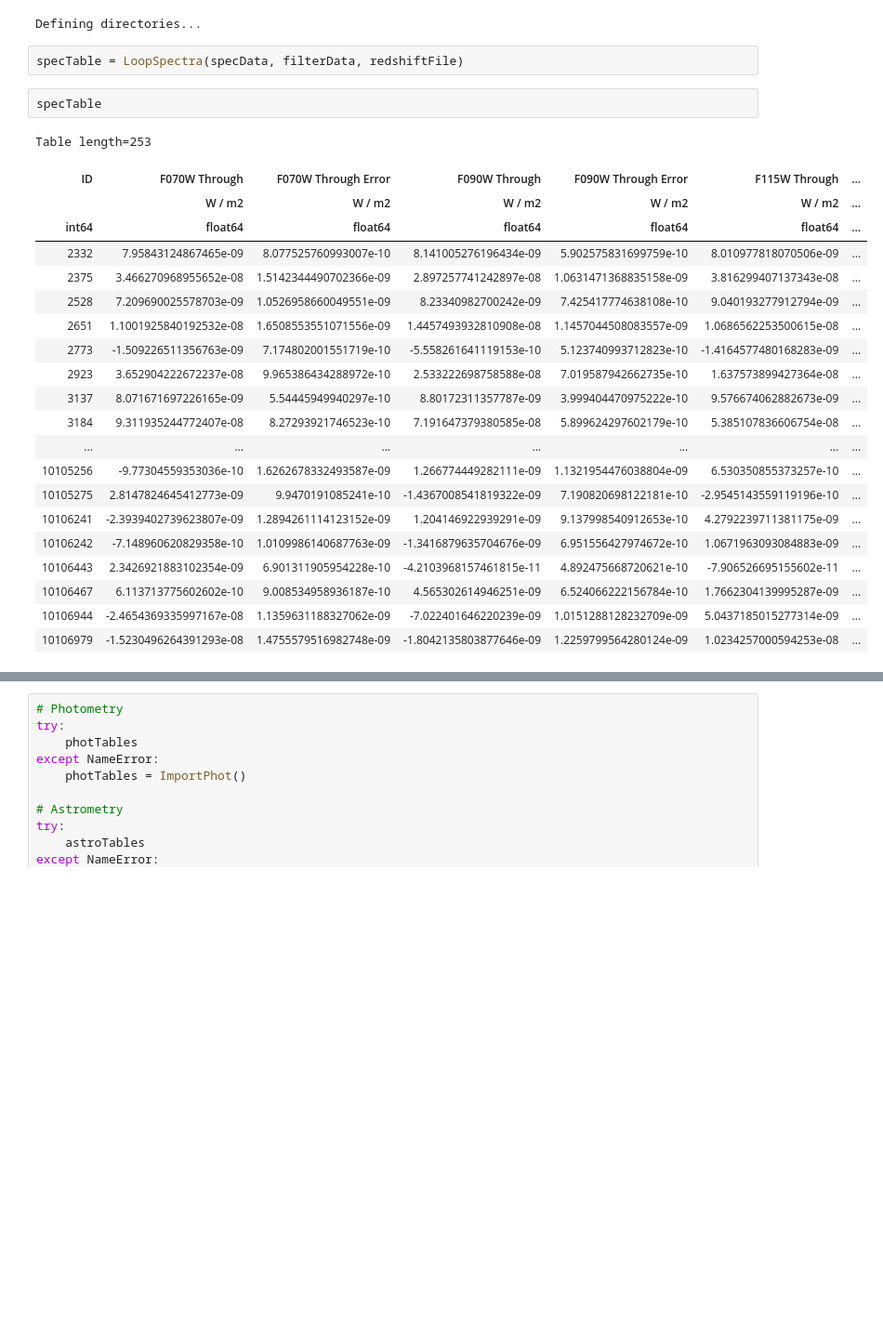
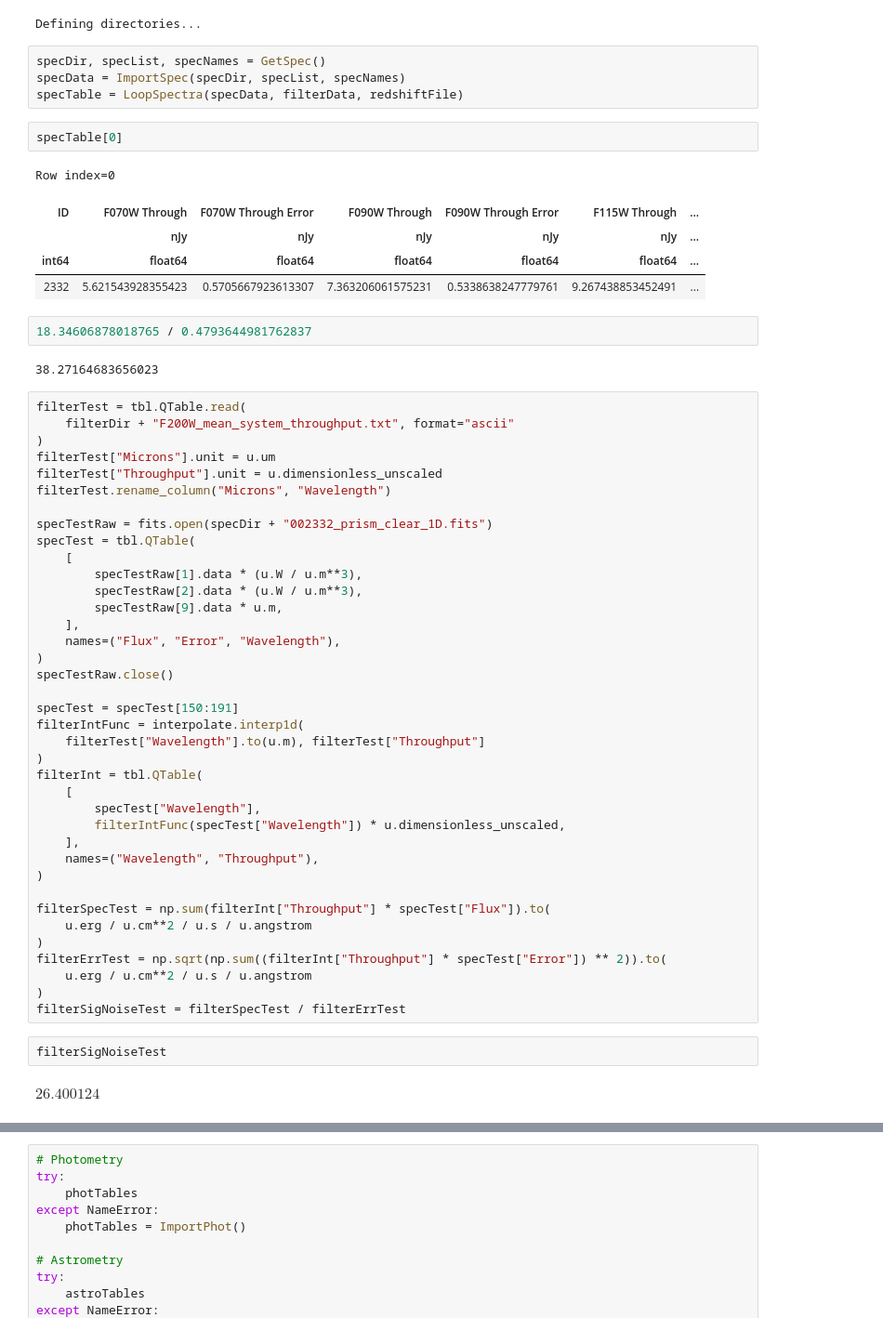
Before and after one commit to ImaanBontle/apo-phot, a Jupyter notebook: Utils/Filter_Throughput.ipynb, the cells around one changed output, grey strips where cells are left out. Shown at 93% size. Drawn from its saved outputs; the diff is of its cells as text; blank space fills up the shorter version.

Commit message:
feat: fixed units in Filters Throughputs
Input spectra were assumed to be in erg/s/cm^2/A, but were actually in
W/m^3, which fixes the magnitude disagreements

```diff
--- a/Utils/Filter_Throughput.ipynb
+++ b/Utils/Filter_Throughput.ipynb
@@ -1018,28 +1034,60 @@ except NameError:
 # %% [output]
 Defining directories...
 # %%
+specDir, specList, specNames = GetSpec()
+specData = ImportSpec(specDir, specList, specNames)
 specTable = LoopSpectra(specData, filterData, redshiftFile)
 # %%
-specTable
+specTable[0]
 # %% [output]
-Table length=253
+Row index=0
 | ID | F070W Through | F070W Through Error | F090W Through | F090W Through Error | F115W Through | ... |
-|  | W / m2 | W / m2 | W / m2 | W / m2 | W / m2 | ... |
+|  | nJy | nJy | nJy | nJy | nJy | ... |
 | int64 | float64 | float64 | float64 | float64 | float64 | ... |
-| 2332 | 7.95843124867465e-09 | 8.077525760993007e-10 | 8.141005276196434e-09 | 5.902575831699759e-10 | 8.010977818070506e-09 | ... |
-| 2375 | 3.466270968955652e-08 | 1.5142344490702366e-09 | 2.897257741242897e-08 | 1.0631471368835158e-09 | 3.816299407137343e-08 | ... |
-| 2528 | 7.209690025578703e-09 | 1.0526958660049551e-09 | 8.23340982700242e-09 | 7.425417774638108e-10 | 9.040193277912794e-09 | ... |
-| 2651 | 1.1001925840192532e-08 | 1.6508553551071556e-09 | 1.4457493932810908e-08 | 1.1457044508083557e-09 | 1.0686562253500615e-08 | ... |
-| 2773 | -1.509226511356763e-09 | 7.174802001551719e-10 | -5.558261641119153e-10 | 5.123740993712823e-10 | -1.4164577480168283e-09 | ... |
-| 2923 | 3.652904222672237e-08 | 9.965386434288972e-10 | 2.533222698758588e-08 | 7.019587942662735e-10 | 1.637573899427364e-08 | ... |
-| 3137 | 8.071671697226165e-09 | 5.54445949940297e-10 | 8.80172311357787e-09 | 3.999404470975222e-10 | 9.576674062882673e-09 | ... |
-| 3184 | 9.311935244772407e-08 | 8.27293921746523e-10 | 7.191647379380585e-08 | 5.899624297602179e-10 | 5.385107836606754e-08 | ... |
-| ... | ... | ... | ... | ... | ... | ... |
-| 10105256 | -9.77304559353036e-10 | 1.6262678332493587e-09 | 1.266774449282111e-09 | 1.1321954476038804e-09 | 6.530350855373257e-10 | ... |
-| 10105275 | 2.8147824645412773e-09 | 9.9470191085241e-10 | -1.4367008541819322e-09 | 7.190820698122181e-10 | -2.9545143559119196e-10 | ... |
-| 10106241 | -2.3939402739623807e-09 | 1.2894261114123152e-09 | 1.204146922939291e-09 | 9.137998540912653e-10 | 4.2792239711381175e-09 | ... |
-| 10106242 | -7.148960620829358e-10 | 1.0109986140687763e-09 | -1.3416879635704676e-09 | 6.951556427974672e-10 | 1.0671963093084883e-09 | ... |
-| 10106443 | 2.3426921883102354e-09 | 6.901311905954228e-10 | -4.2103968157461815e-11 | 4.892475668720621e-10 | -7.906526695155602e-11 | ... |
-| 10106467 | 6.113713775602602e-10 | 9.008534958936187e-10 | 4.565302614946251e-09 | 6.524066222156784e-10 | 1.7662304139995287e-09 | ... |
-| 10106944 | -2.4654369335997167e-08 | 1.1359631188327062e-09 | -7.022401646220239e-09 | 1.0151288128232709e-09 | 5.0437185015277314e-09 | ... |
-| 10106979 | -1.5230496264391293e-08 | 1.4755579516982748e-09 | -1.8042135803877646e-09 | 1.2259799564280124e-09 | 1.0234257000594253e-08 | ... |
+| 2332 | 5.621543928355423 | 0.5705667923613307 | 7.363206061575231 | 0.5338638247779761 | 9.267438853452491 | ... |
+# %%
+18.34606878018765 / 0.4793644981762837
+# %% [output]
+38.27164683656023
+# %%
+filterTest = tbl.QTable.read(
+    filterDir + "F200W_mean_system_throughput.txt", format="ascii"
+)
+filterTest["Microns"].unit = u.um
+filterTest["Throughput"].unit = u.dimensionless_unscaled
+filterTest.rename_column("Microns", "Wavelength")
+
+specTestRaw = fits.open(specDir + "002332_prism_clear_1D.fits")
+specTest = tbl.QTable(
+    [
+        specTestRaw[1].data * (u.W / u.m**3),
+        specTestRaw[2].data * (u.W / u.m**3),
+        specTestRaw[9].data * u.m,
+    ],
+    names=("Flux", "Error", "Wavelength"),
+)
+specTestRaw.close()
+
+specTest = specTest[150:191]
+filterIntFunc = interpolate.interp1d(
+    filterTest["Wavelength"].to(u.m), filterTest["Throughput"]
+)
+filterInt = tbl.QTable(
+    [
+        specTest["Wavelength"],
+        filterIntFunc(specTest["Wavelength"]) * u.dimensionless_unscaled,
+    ],
+    names=("Wavelength", "Throughput"),
+)
+
+filterSpecTest = np.sum(filterInt["Throughput"] * specTest["Flux"]).to(
+    u.erg / u.cm**2 / u.s / u.angstrom
+)
+filterErrTest = np.sqrt(np.sum((filterInt["Throughput"] * specTest["Error"]) ** 2)).to(
+    u.erg / u.cm**2 / u.s / u.angstrom
+)
+filterSigNoiseTest = filterSpecTest / filterErrTest
+# %%
+filterSigNoiseTest
+# %% [output]
+$26.400124 \; \mathrm{}$
```
Also changed, not shown: parts of 8 cells of this notebook.
